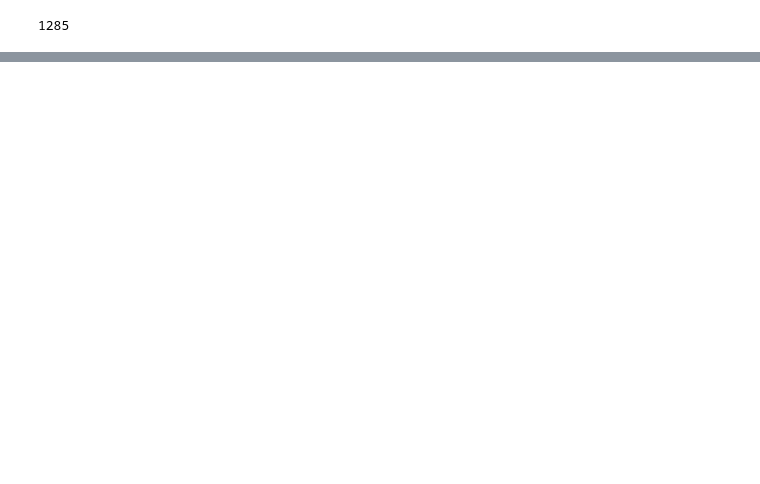
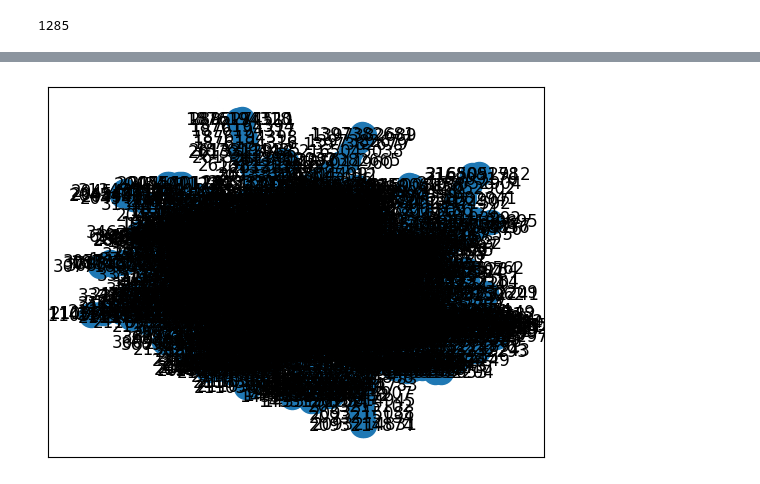
Before and after one commit to carobs9/thesis_project, a Jupyter notebook: metro_data/osmnx.ipynb, the cells around one changed output, grey strips where cells are left out. Drawn from its saved outputs; the diff is of its cells as text; code cells hidden in the pictures; blank space fills up the shorter version.

```diff
--- a/metro_data/osmnx.ipynb
+++ b/metro_data/osmnx.ipynb
@@ -33,0 +34,4 @@ plt.show()
+# %%
+nx.draw_networkx(G)
+# %% [output]
+[figure, added]
```
Also changed, not shown: parts of 1 cell of this notebook, 14 other files.
